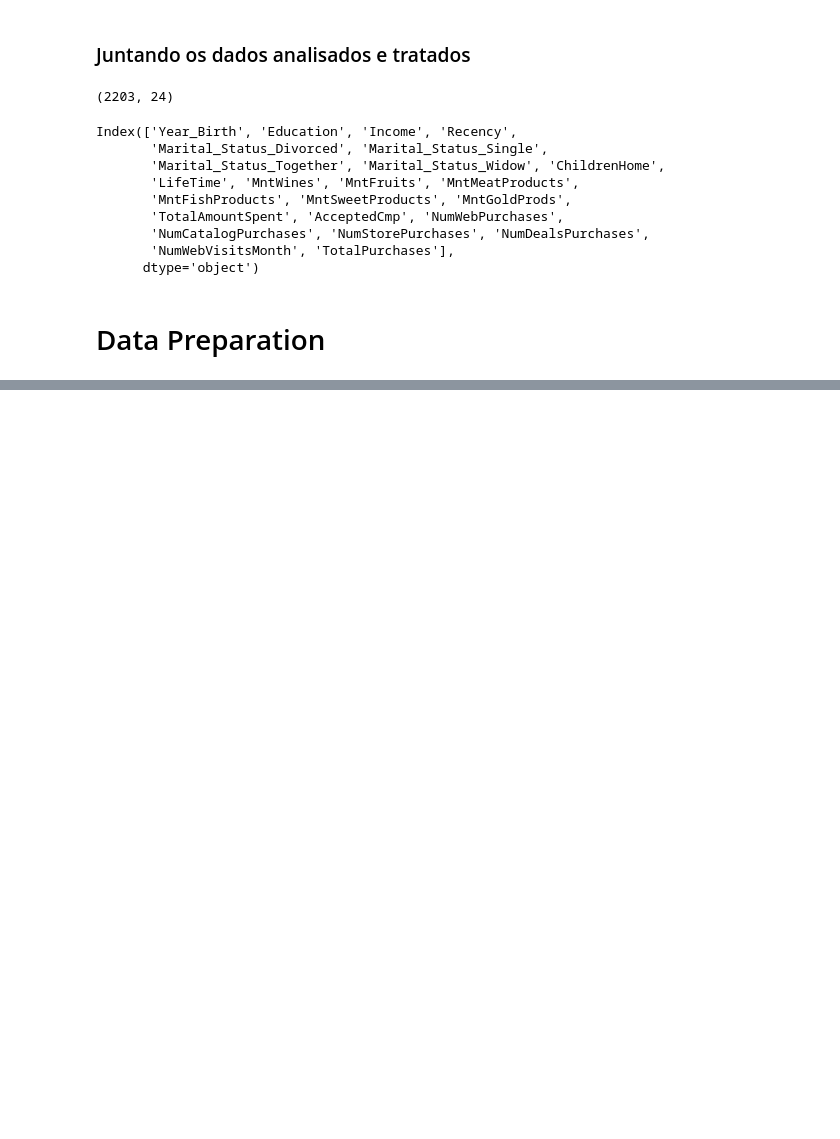
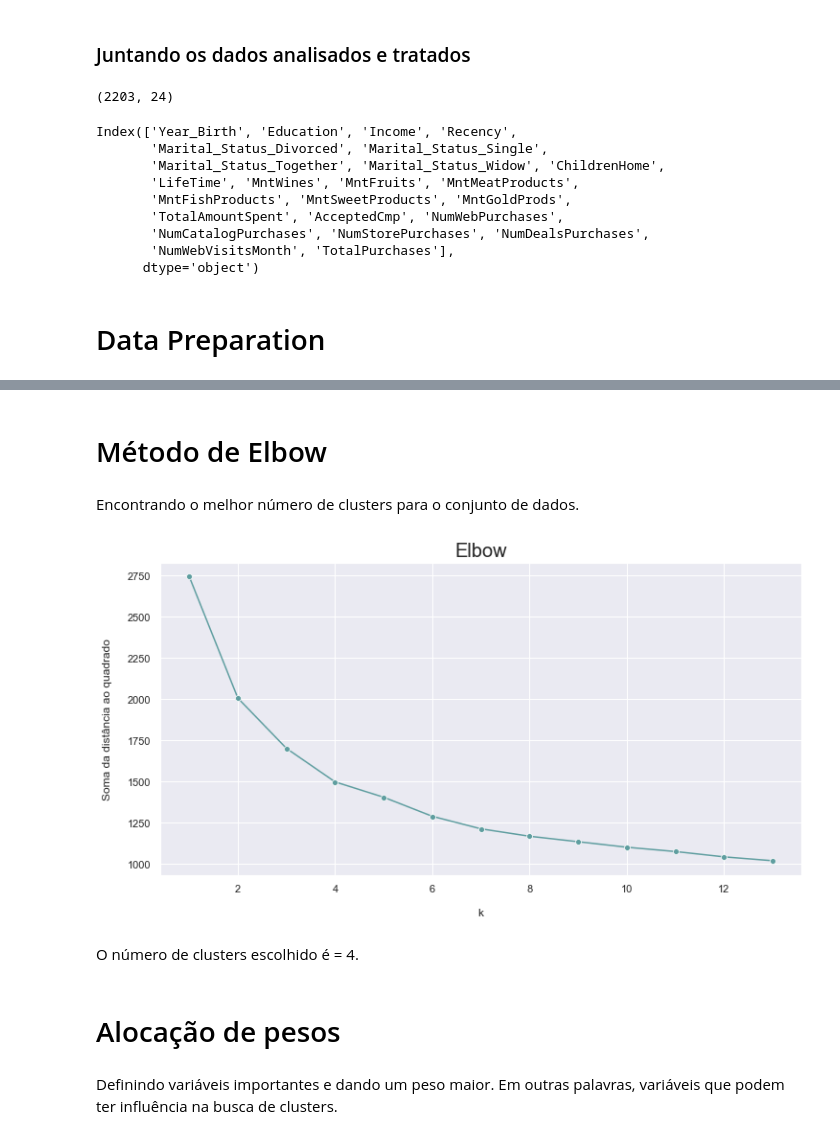
Before and after one commit to deborabmfreitas/projeto-clientes-clusterizacao, a Jupyter notebook: clustering-project.ipynb, the cells around one changed output, grey strips where cells are left out. Saved outputs shown, nothing was run; the diff lists cells and outputs as text; code cells hidden in the pictures; blank space fills up the shorter version.

Commit message:
final model

```diff
--- a/clustering-project.ipynb
+++ b/clustering-project.ipynb
@@ -529,8 +546,9 @@ plot_num(products, 'MntGoldProds')
 # %% [markdown]
 Criando a coluna `TotalAmountSpent`, correspondente ao total de produtos consumidos.
 # %%
-products['TotalAmountSpent'] = products.MntFishProducts + products.MntFruits + products.MntGoldProds \
-    + products.MntMeatProducts + products.MntSweetProducts + products.MntWines
+products['TotalAmountSpent'] = products.MntFishProducts + products.MntFruits + \
+    products.MntGoldProds + products.MntMeatProducts + \
+    products.MntSweetProducts + products.MntWines
 # %% [markdown]
 Transformando as variáveis de produtos em porcentagem, resultando na porcentagem de cada categoria.
 # %%
@@ -702,0 +725,2 @@ Index(['Year_Birth', 'Education', 'Income', 'Recency',
+# %%
+scaled_df = scaler(df_final)
@@ -702,0 +739,26 @@ Index(['Year_Birth', 'Education', 'Income', 'Recency',
+# %% [markdown]
+# Método de Elbow
+# %% [markdown]
+Encontrando o melhor número de clusters para o conjunto de dados.
+# %%
+inertia = []
+num_clusters = range(1, 14)  # variando de 1 a 13
+
+for k in num_clusters:
+    Model = KMeans(n_clusters=k)
+    Model.fit(scaled_df)
+    inertia.append(Model.inertia_)
+# %%
+sns.lineplot(x=num_clusters,  y=inertia, color='cadetblue', marker='o')
+plt.xlabel('\nk', size= 12)
+plt.ylabel('Soma da distância ao quadrado\n')
+plt.title('Elbow', size=20)
+plt.show()
+# %% [output]
+[figure, added]
+# %% [markdown]
+O número de clusters escolhido é = 4.
+# %% [markdown]
+# Alocação de pesos
+# %% [markdown]
+Definindo variáveis importantes e dando um peso maior. Em outras palavras, variáveis que podem ter influência na busca de clusters.
```
Also changed, not shown: parts of 49 cells of this notebook.
